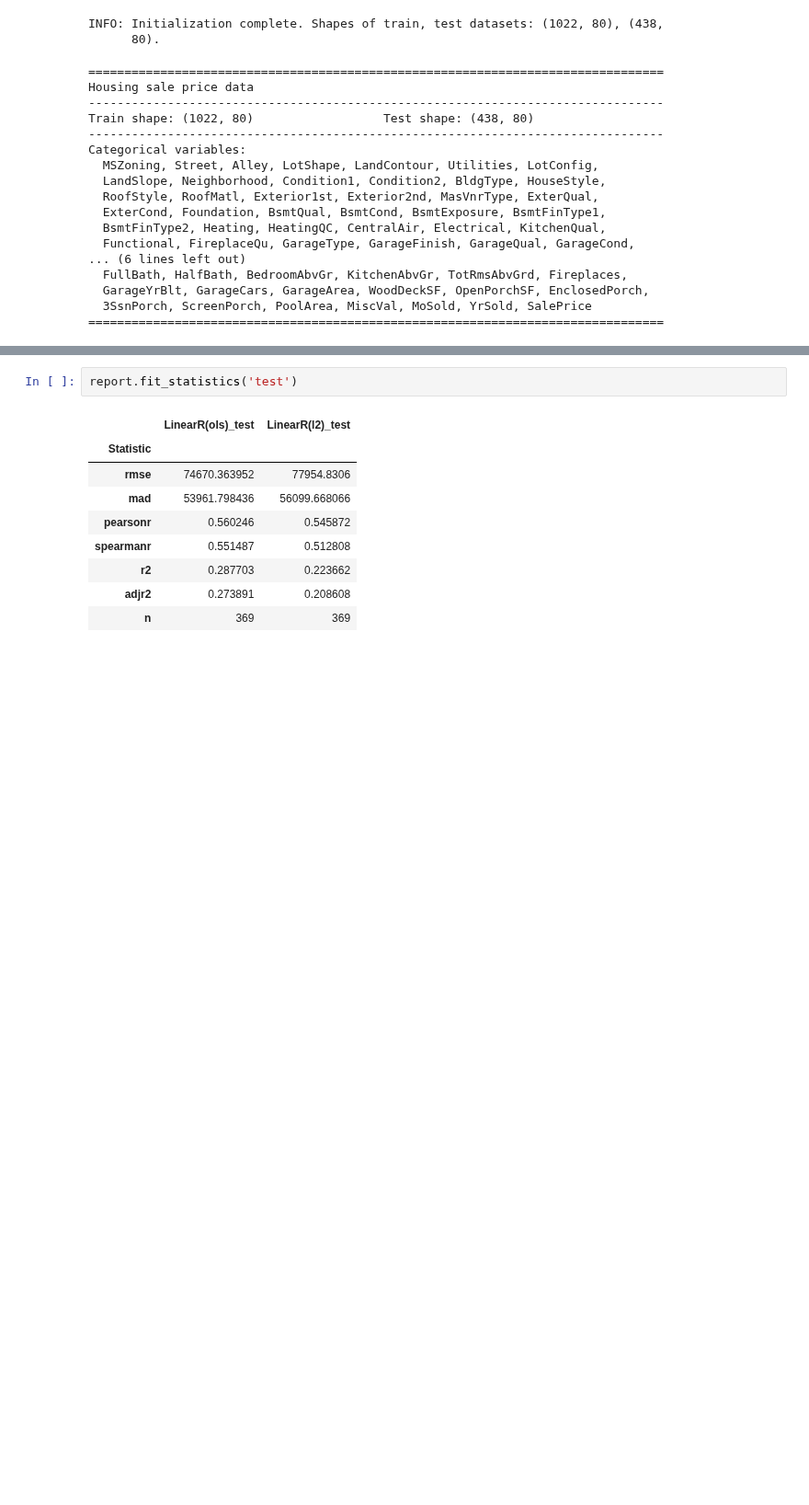
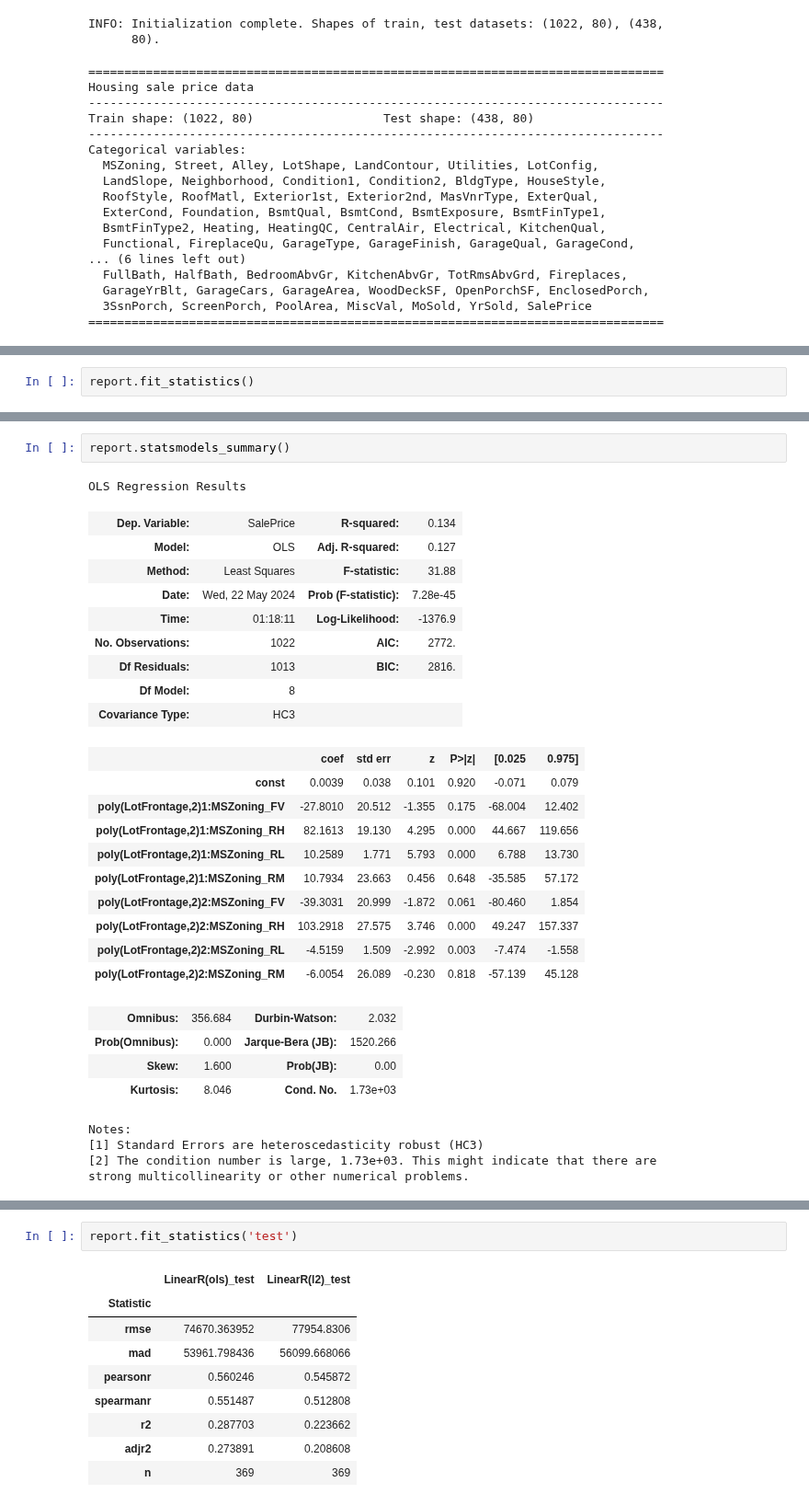
Before and after one commit to ajy25/TabularMagic, a Jupyter notebook: demo/test.ipynb, the cells around one changed output, grey strips where cells are left out. Shown at 92% size. Cells and saved outputs as stored; diff of their text form; blank space fills up the shorter version.

```diff
--- a/demo/test.ipynb
+++ b/demo/test.ipynb
@@ -146,0 +100,2 @@ tm.eda().plot_distribution('LotConfig')
+# %%
+report.fit_statistics()
@@ -147,3 +112,34 @@ tm.eda().plot_distribution('LotConfig')
+# %%
+report.statsmodels_summary()
+# %% [output]
+OLS Regression Results
+| Dep. Variable: | SalePrice | R-squared: | 0.134 |
+| Model: | OLS | Adj. R-squared: | 0.127 |
+| Method: | Least Squares | F-statistic: | 31.88 |
+| Date: | Wed, 22 May 2024 | Prob (F-statistic): | 7.28e-45 |
+| Time: | 01:18:11 | Log-Likelihood: | -1376.9 |
+| No. Observations: | 1022 | AIC: | 2772. |
+| Df Residuals: | 1013 | BIC: | 2816. |
+| Df Model: | 8 |  |  |
+| Covariance Type: | HC3 |  |  |
+|  | coef | std err | z | P>|z| | [0.025 | 0.975] |
+| const | 0.0039 | 0.038 | 0.101 | 0.920 | -0.071 | 0.079 |
+| poly(LotFrontage,2)1:MSZoning_FV | -27.8010 | 20.512 | -1.355 | 0.175 | -68.004 | 12.402 |
+| poly(LotFrontage,2)1:MSZoning_RH | 82.1613 | 19.130 | 4.295 | 0.000 | 44.667 | 119.656 |
+| poly(LotFrontage,2)1:MSZoning_RL | 10.2589 | 1.771 | 5.793 | 0.000 | 6.788 | 13.730 |
+| poly(LotFrontage,2)1:MSZoning_RM | 10.7934 | 23.663 | 0.456 | 0.648 | -35.585 | 57.172 |
+| poly(LotFrontage,2)2:MSZoning_FV | -39.3031 | 20.999 | -1.872 | 0.061 | -80.460 | 1.854 |
+| poly(LotFrontage,2)2:MSZoning_RH | 103.2918 | 27.575 | 3.746 | 0.000 | 49.247 | 157.337 |
+| poly(LotFrontage,2)2:MSZoning_RL | -4.5159 | 1.509 | -2.992 | 0.003 | -7.474 | -1.558 |
+| poly(LotFrontage,2)2:MSZoning_RM | -6.0054 | 26.089 | -0.230 | 0.818 | -57.139 | 45.128 |
+| Omnibus: | 356.684 | Durbin-Watson: | 2.032 |
+| Prob(Omnibus): | 0.000 | Jarque-Bera (JB): | 1520.266 |
+| Skew: | 1.600 | Prob(JB): | 0.00 |
+| Kurtosis: | 8.046 | Cond. No. | 1.73e+03 |
+Notes:
+[1] Standard Errors are heteroscedasticity robust (HC3)
+[2] The condition number is large, 1.73e+03. This might indicate that there are
+strong multicollinearity or other numerical problems.
 # %%
 report = tm.ml_classification(
     models=[
```
Also changed, not shown: parts of 20 cells of this notebook, 15 other files.
